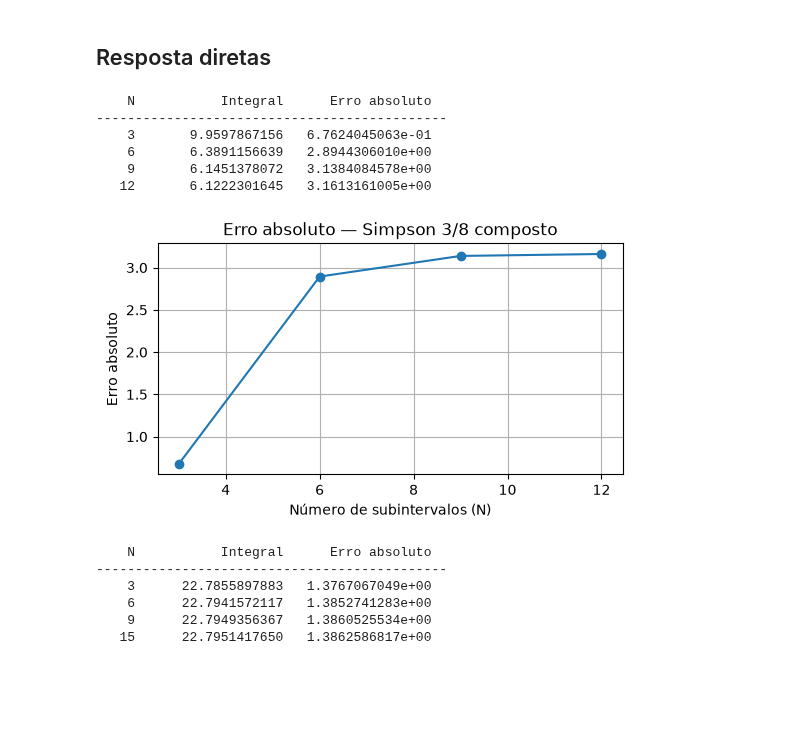
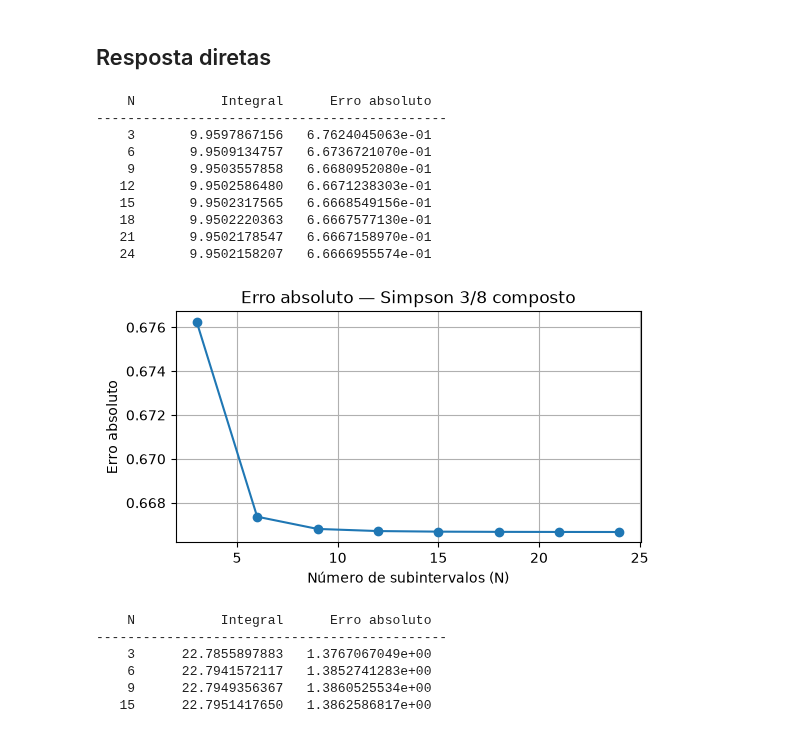
Before and after one commit to JonathaCosta-IA/1-NM_GitHub, a Jupyter notebook: C-NoteBooks/05-Unit.ipynb, the cells around one changed output. Cells and saved outputs as stored; diff of their text form; code cells hidden in the pictures; blank space fills up the shorter version.

```diff
--- a/C-NoteBooks/05-Unit.ipynb
+++ b/C-NoteBooks/05-Unit.ipynb
@@ -1158,7 +1157,6 @@ import numpy as np
 # Função a ser integrada
 def f(x):
     return x**3 + 2*x**2 + 1
-
 
 # Regra de Simpson 3/8 simples
 def simpson_38_simples(funcao, a, b):
@@ -1170,7 +1168,6 @@ def simpson_38_simples(funcao, a, b):
     x1 = a + h
     x2 = a + 2*h
     x3 = b
-
     # Regra de Simpson 3/8
     integral = (3*h / 8) * (
         funcao(x0)
@@ -1178,17 +1175,12 @@ def simpson_38_simples(funcao, a, b):
         + 3*funcao(x2)
         + funcao(x3)
     )
-
     return integral
 
-
 # Limites de integração
-a = 0
-b = 3
-
+a,b = 0, 3
 # Aproximação numérica
 I_aprox = simpson_38_simples(f, a, b)
-
 # Valor exato
 I_exato = (
     (b**4 - a**4) / 4
@@ -1233,8 +1225,8 @@ def simpson_38_composta(funcao, a, b, N):
     soma += 2 * np.sum(y[3:-1:3])
 
     # Demais pontos internos
-    soma += 3 * np.sum(y[1:3])
-    soma += 3 * np.sum(y[4:-1:3])
+    soma += 3 * np.sum(y[1:-1:3])
+    soma += 3 * np.sum(y[2:-1:3])
 
     return (3 * h / 8) * soma
 
@@ -1242,39 +1234,43 @@ def simpson_38_composta(funcao, a, b, N):
 a,b = 0, 3
 I_exato = 28 / 3 - np.exp(-3)
 # Números de subintervalos
-N_valores = [3, 6, 9, 12]
+N_valores = [3, 6, 9, 12,15,18,21,24]
 resultados = []
 for N in N_valores:
     I_aprox = simpson_38_composta(f, a, b, N)
     erro = abs(I_exato - I_aprox)
     resultados.append([N, I_aprox, erro])
 
 # Tabela
 print(f"{'N':>5} {'Integral':>18} {'Erro absoluto':>18}")
 print("-" * 45)
 
 for N, integral, erro in resultados:
     print(f"{N:5d} {integral:18.10f} {erro:18.10e}")
 
 # Gráfico do erro
 N_plot = [r[0] for r in resultados]
 erros = [r[2] for r in resultados]
 
 plt.figure(figsize=(6, 3))
 plt.plot(N_plot, erros, 'o-')
 plt.xlabel("Número de subintervalos (N)")
 plt.ylabel("Erro absoluto")
 plt.title("Erro absoluto — Simpson 3/8 composto")
 plt.grid(True)
 plt.show()
 # %% [output]
     N           Integral      Erro absoluto
 ---------------------------------------------
     3       9.9597867156   6.7624045063e-01
-    6       6.3891156639   2.8944306010e+00
-    9       6.1451378072   3.1384084578e+00
-   12       6.1222301645   3.1613161005e+00
+    6       9.9509134757   6.6736721070e-01
+    9       9.9503557858   6.6680952080e-01
+   12       9.9502586480   6.6671238303e-01
+   15       9.9502317565   6.6668549156e-01
+   18       9.9502220363   6.6667577130e-01
+   21       9.9502178547   6.6667158970e-01
+   24       9.9502158207   6.6666955574e-01
-[figure, old version]
+[figure, new version]
 # %%
 import numpy as np
 import matplotlib.pyplot as plt
```
Also changed, not shown: parts of 1 cell of this notebook.
